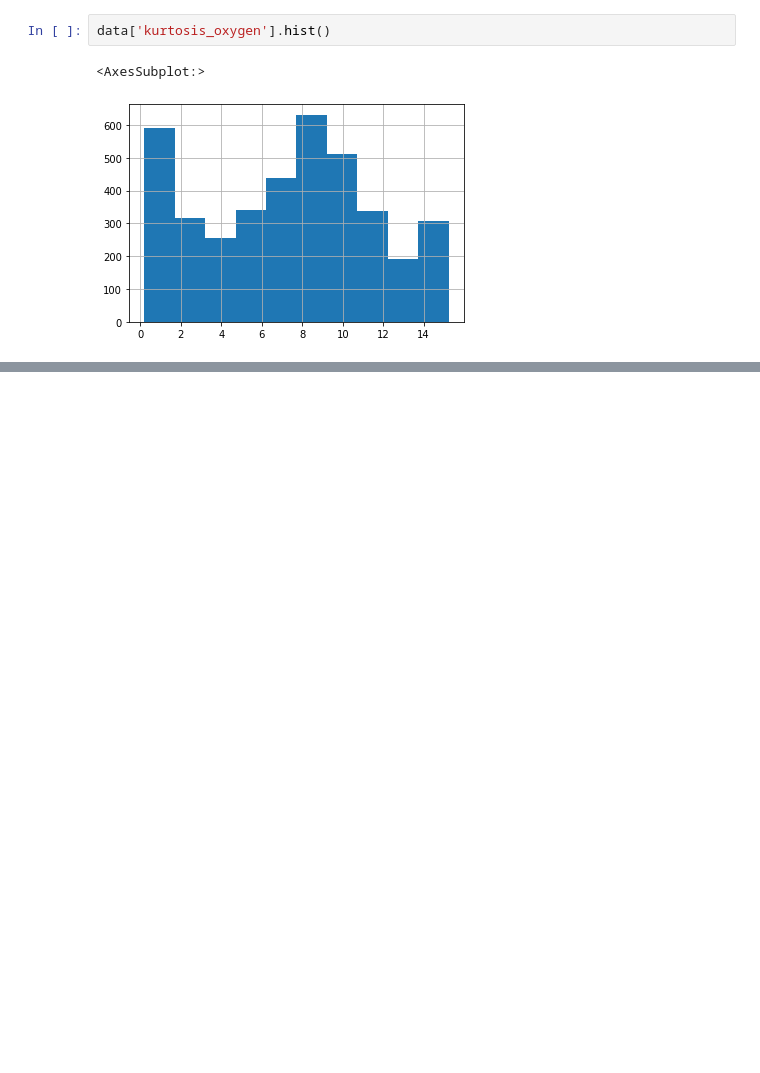
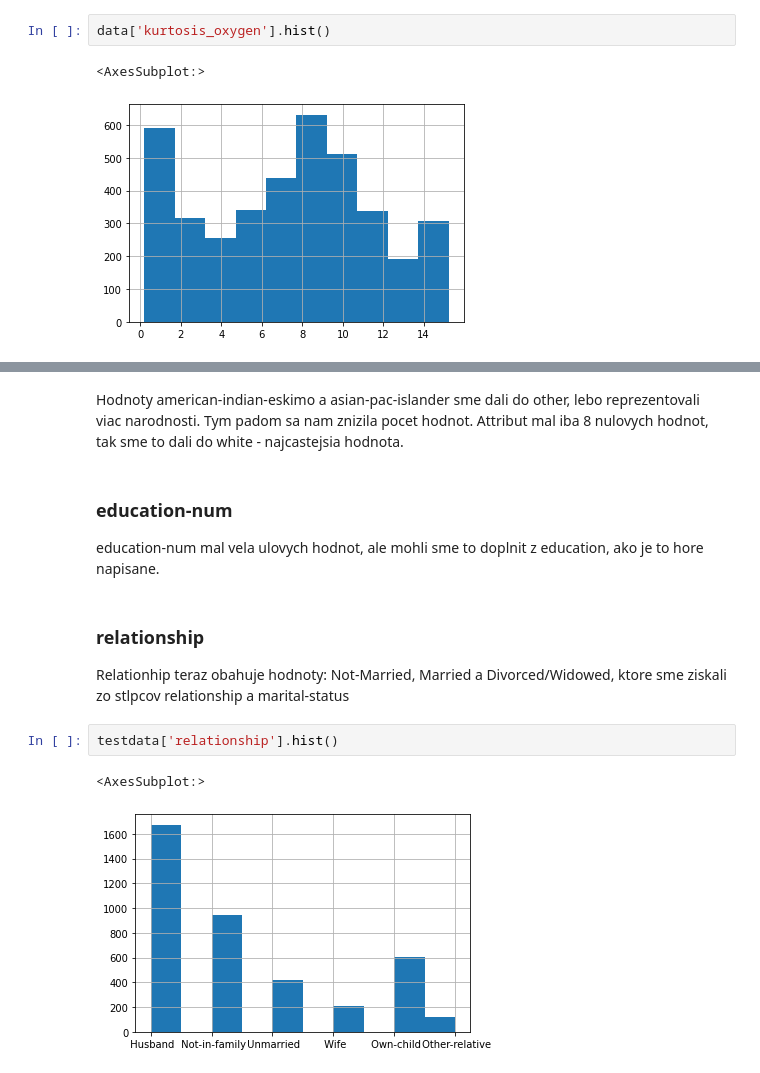
Before and after one commit to SzMatej/IAU_2020-2021, a Jupyter notebook: Project_phase_2.ipynb, the cells around one changed output, grey strips where cells are left out. Cells and saved outputs as stored; diff of their text form; blank space fills up the shorter version.

```diff
--- a/Project_phase_2.ipynb
+++ b/Project_phase_2.ipynb
@@ -946,0 +1102,13 @@ memory usage: 704.6+ KB
+# %% [markdown]
+Hodnoty american-indian-eskimo a asian-pac-islander sme dali do other, lebo reprezentovali viac narodnosti. Tym padom sa nam znizila pocet hodnot. Attribut mal iba 8 nulovych hodnot, tak sme to dali do white - najcastejsia hodnota.
+# %% [markdown]
+### education-num
+education-num mal vela ulovych hodnot, ale mohli sme to doplnit z education, ako je to hore napisane.
+# %% [markdown]
+### relationship
+Relationhip teraz obahuje hodnoty: Not-Married, Married a Divorced/Widowed, ktore sme ziskali zo stlpcov relationship a marital-status
+# %%
+testdata['relationship'].hist()
+# %% [output]
+<AxesSubplot:>
+[figure, added]
```
Also changed, not shown: parts of 45 cells of this notebook.
